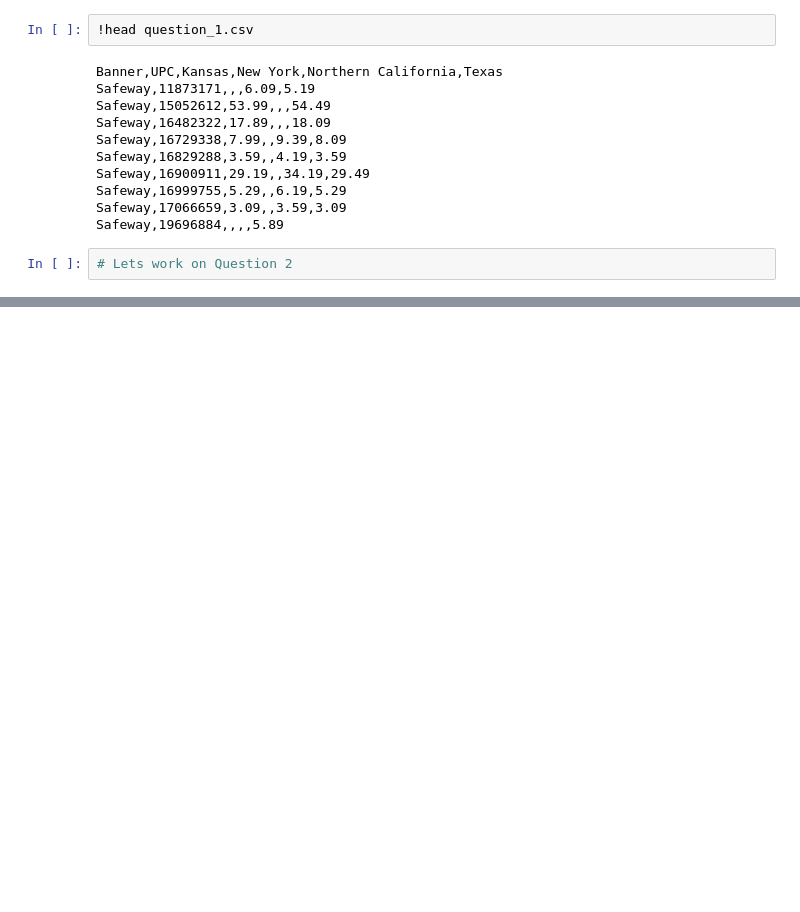
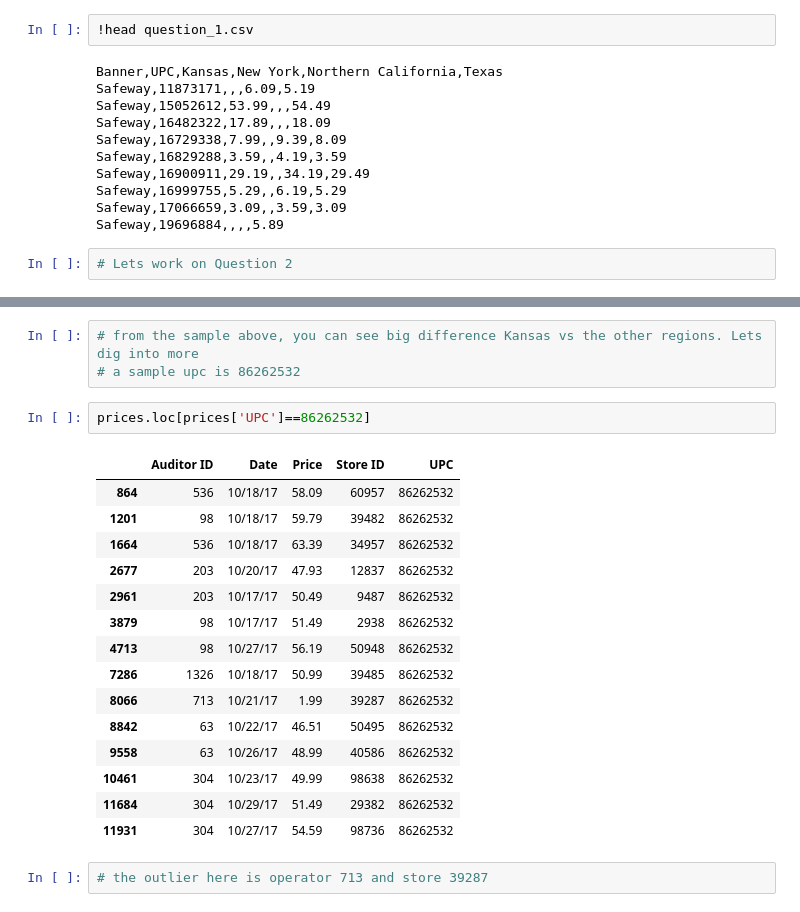
Before and after one commit to sariabod/playground, a Jupyter notebook: challenge/Engage3_Challenge.ipynb, the cells around one changed output, grey strips where cells are left out. Cells and saved outputs as stored; diff of their text form; blank space fills up the shorter version.

```diff
--- a/challenge/Engage3_Challenge.ipynb
+++ b/challenge/Engage3_Challenge.ipynb
@@ -111,0 +178,23 @@ Safeway,19696884,,,,5.89
+# %%
+# from the sample above, you can see big difference Kansas vs the other regions. Lets dig into more
+# a sample upc is 86262532
+# %%
+prices.loc[prices['UPC']==86262532]
+# %% [output]
+|  | Auditor ID | Date | Price | Store ID | UPC |
+| 864 | 536 | 10/18/17 | 58.09 | 60957 | 86262532 |
+| 1201 | 98 | 10/18/17 | 59.79 | 39482 | 86262532 |
+| 1664 | 536 | 10/18/17 | 63.39 | 34957 | 86262532 |
+| 2677 | 203 | 10/20/17 | 47.93 | 12837 | 86262532 |
+| 2961 | 203 | 10/17/17 | 50.49 | 9487 | 86262532 |
+| 3879 | 98 | 10/17/17 | 51.49 | 2938 | 86262532 |
+| 4713 | 98 | 10/27/17 | 56.19 | 50948 | 86262532 |
+| 7286 | 1326 | 10/18/17 | 50.99 | 39485 | 86262532 |
+| 8066 | 713 | 10/21/17 | 1.99 | 39287 | 86262532 |
+| 8842 | 63 | 10/22/17 | 46.51 | 50495 | 86262532 |
+| 9558 | 63 | 10/26/17 | 48.99 | 40586 | 86262532 |
+| 10461 | 304 | 10/23/17 | 49.99 | 98638 | 86262532 |
+| 11684 | 304 | 10/29/17 | 51.49 | 29382 | 86262532 |
+| 11931 | 304 | 10/27/17 | 54.59 | 98736 | 86262532 |
+# %%
+# the outlier here is operator 713 and store 39287
```
Also changed, not shown: parts of 16 cells of this notebook.
